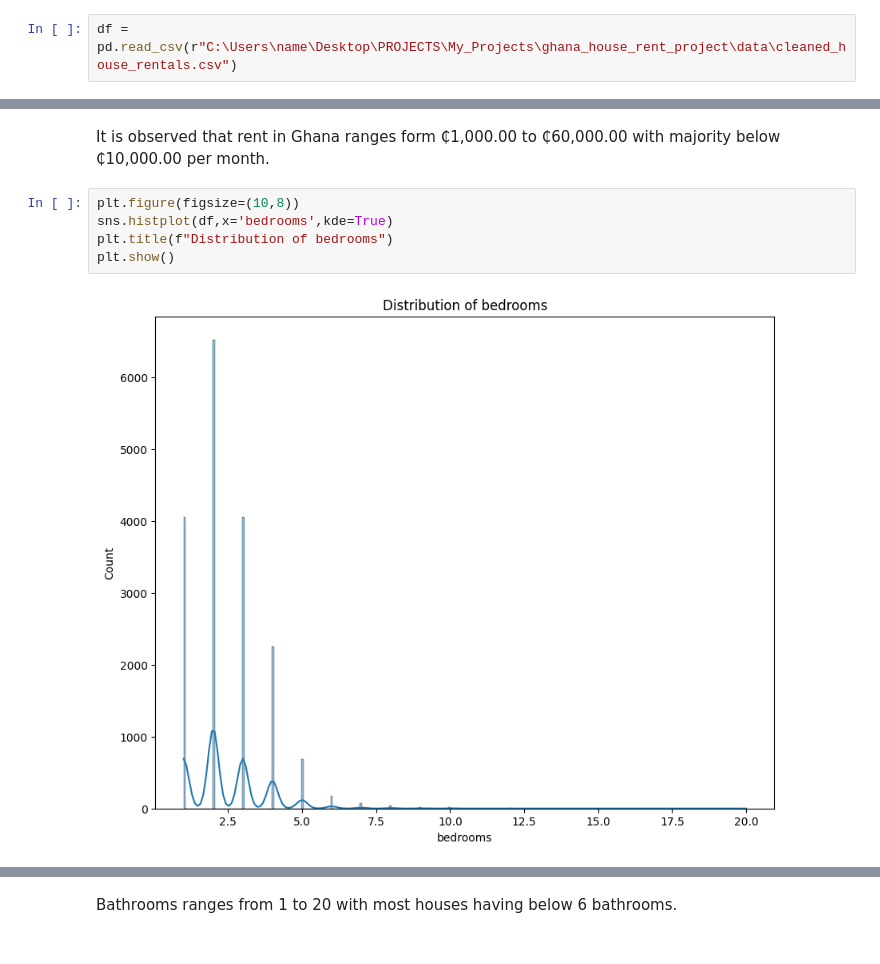
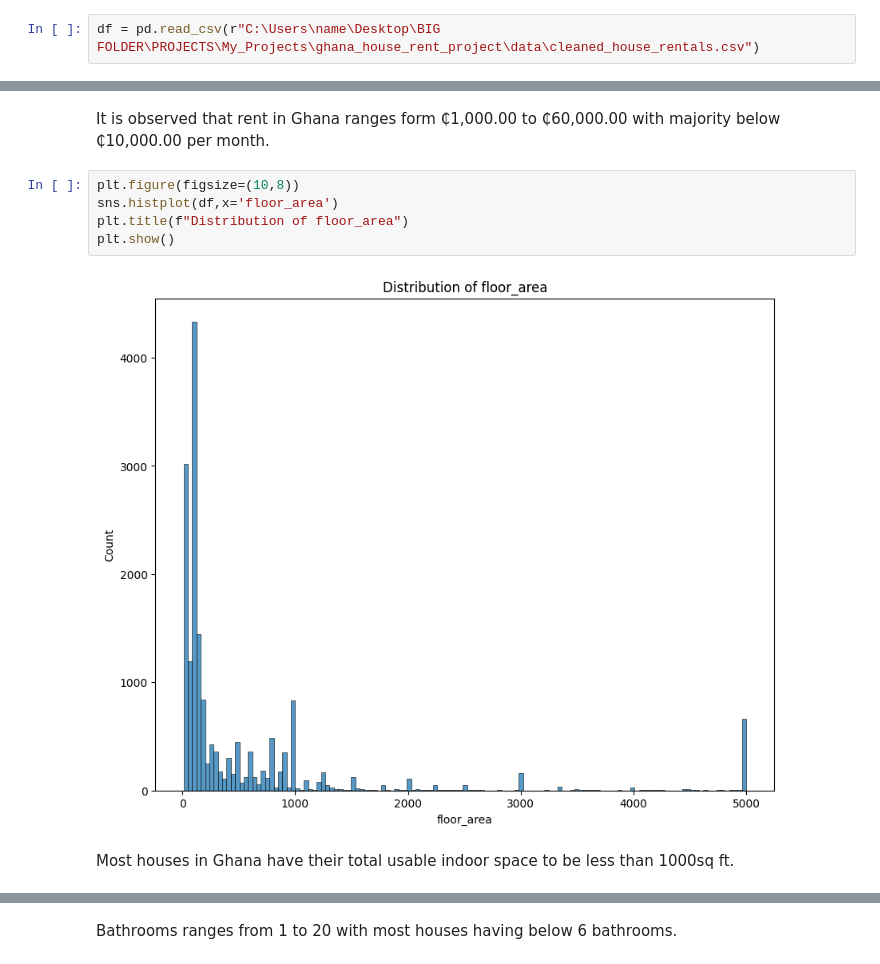
Before and after one commit to sharifatumoro/ghana-house-rent-prediction, a Jupyter notebook: notebooks/eda_visualization.ipynb, the cells around one changed output, grey strips where cells are left out. Saved outputs shown, nothing was run; the diff lists cells and outputs as text.

```diff
--- a/notebooks/eda_visualization.ipynb
+++ b/notebooks/eda_visualization.ipynb
@@ -7,7 +7,7 @@ import matplotlib.pyplot as plt
 import seaborn as sns
 %matplotlib inline
 # %%
-df = pd.read_csv(r"C:\Users\name\Desktop\PROJECTS\My_Projects\ghana_house_rent_project\data\cleaned_house_rentals.csv")
+df = pd.read_csv(r"C:\Users\name\Desktop\BIG FOLDER\PROJECTS\My_Projects\ghana_house_rent_project\data\cleaned_house_rentals.csv")
 # %%
 df.head()
 # %% [output]
@@ -53,8 +53,10 @@ plt.show()
 It is observed that rent in Ghana ranges form ₵1,000.00 to ₵60,000.00 with majority below ₵10,000.00 per month.
 # %%
 plt.figure(figsize=(10,8))
-sns.histplot(df,x='bedrooms',kde=True)
-plt.title(f"Distribution of bedrooms")
+sns.histplot(df,x='floor_area')
+plt.title(f"Distribution of floor_area")
 plt.show()
 # %% [output]
-[figure, old version]
+[figure, new version]
+# %% [markdown]
+Most houses in Ghana have their total usable indoor space to be less than 1000sq ft.
```
Also changed, not shown: parts of 64 cells of this notebook, 19 other files.
